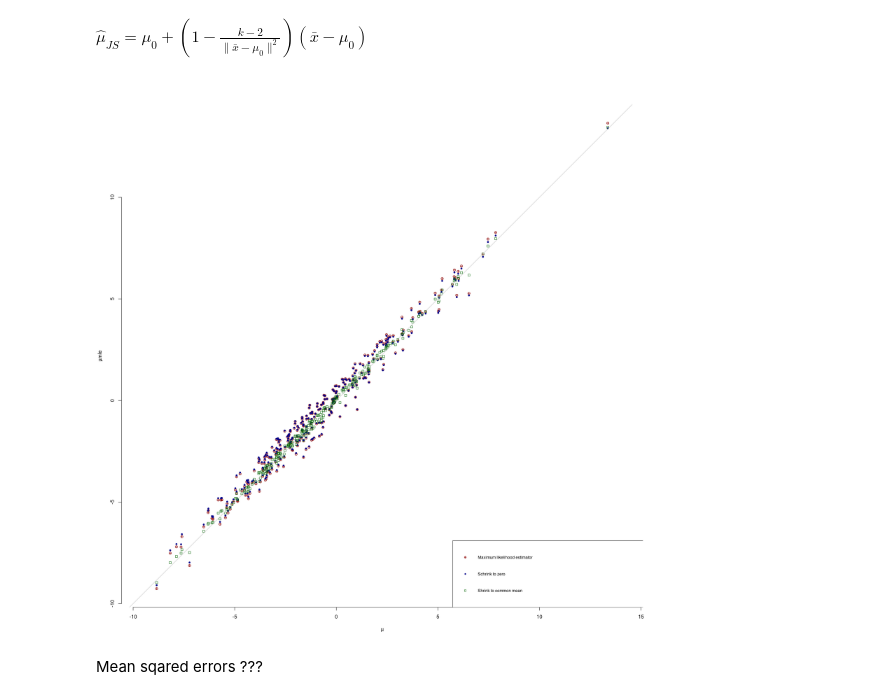
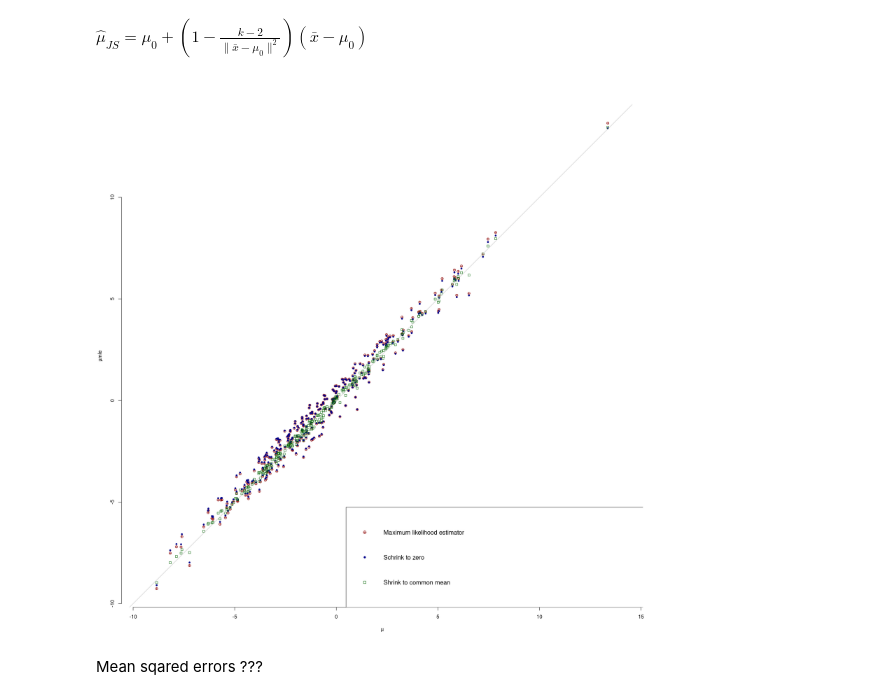
Before and after one commit to ventus550/university, a Jupyter notebook: statistical-learning/lab3/lab.ipynb, the cells around one changed output. Drawn from its saved outputs; the diff is of its cells as text; code cells hidden in the pictures.

```diff
--- a/statistical-learning/lab3/lab.ipynb
+++ b/statistical-learning/lab3/lab.ipynb
@@ -70,17 +70,17 @@ xnorm = sum((µmle - µ)**2)
 # %%
 plot(µ, µmle, col = "darkred", asp = 1, frame = FALSE, pch=10)
 points(µ, µjs.zero, col = "darkblue", pch=20)
 points(µ, µjs.mean, col = "darkgreen", pch=22)
 abline(0, 1, col = "gray")
 legend(
 	"bottomright",
 	legend = c("Maximum likelihood estimator", "Schrink to zero", "Shrink to common mean"),
 	col = c("darkred", "darkblue", "darkgreen"),
 	pch = c(10, 20, 22),
-	cex = 0.8,
+	cex = 1.2,
 )
 # %% [output]
-[figure, old version]
+[figure, new version]
 # %% [markdown]
 Mean sqared errors ???
 # %%
```
Also changed, not shown: parts of 3 cells of this notebook, 2 other files.
